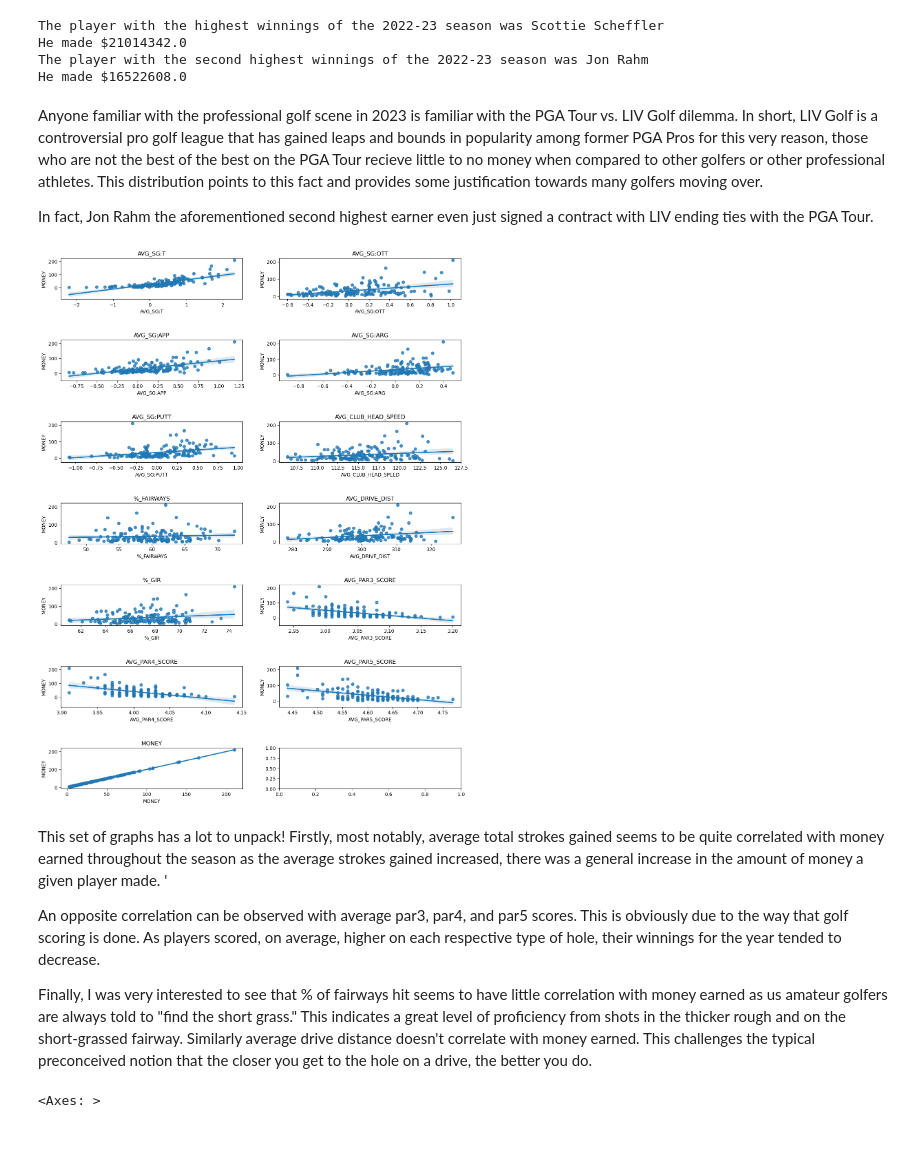
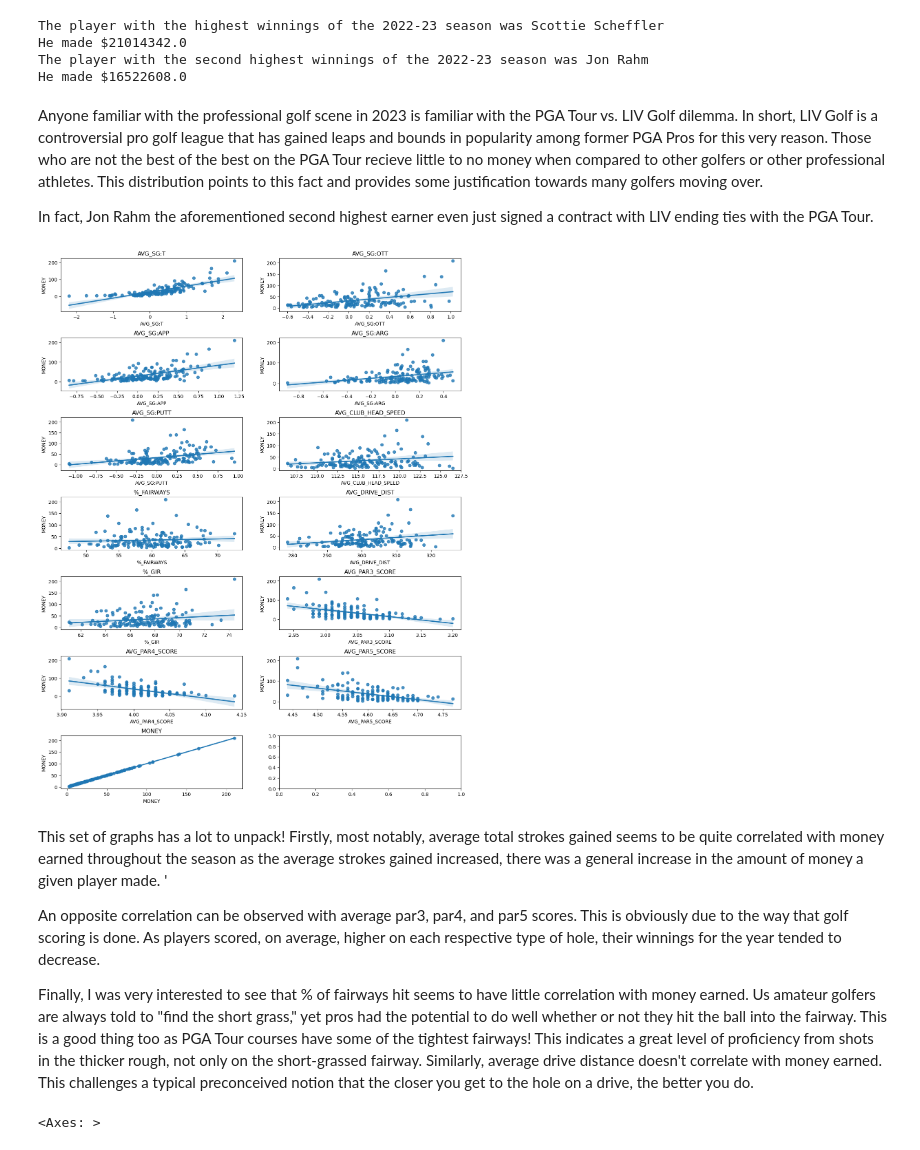
Before and after one commit to vetherton/PGATour-Data-Project, a Jupyter notebook: PGATourEDA_2022-2023.ipynb, the cells around one changed output. Drawn from its saved outputs; the diff is of its cells as text; code cells hidden in the pictures.

```diff
--- a/PGATourEDA_2022-2023.ipynb
+++ b/PGATourEDA_2022-2023.ipynb
@@ -224,38 +232,33 @@ He made $21014342.0
 The player with the second highest winnings of the 2022-23 season was Jon Rahm
 He made $16522608.0
 # %% [markdown]
-Anyone familiar with the professional golf scene in 2023 is familiar with the PGA Tour vs. LIV Golf dilemma. In short, LIV Golf is a controversial pro golf league that has gained leaps and bounds in popularity among former PGA Pros for this very reason, those who are not the best of the best on the PGA Tour recieve little to no money when compared to other golfers or other professional athletes. This distribution points to this fact and provides some justification towards many golfers moving over.
+Anyone familiar with the professional golf scene in 2023 is familiar with the PGA Tour vs. LIV Golf dilemma. In short, LIV Golf is a controversial pro golf league that has gained leaps and bounds in popularity among former PGA Pros for this very reason. Those who are not the best of the best on the PGA Tour recieve little to no money when compared to other golfers or other professional athletes. This distribution points to this fact and provides some justification towards many golfers moving over.
 
 In fact, Jon Rahm the aforementioned second highest earner even just signed a contract with LIV ending ties with the PGA Tour.
 # %%
-#Set up the subplots
-num_plots = len(float_columns)
-cols_per_row = 2  # You can adjust this based on your preference
-num_rows = -(-num_plots // cols_per_row)  # Calculate the number of rows needed
-
 # Create subplots
 f, ax = plt.subplots(num_rows, 2, figsize=(15, 20))
 
 row = 0
 col = 0
-# Iterate through float columns and create distribution plots
+
 for i, column in enumerate(float_columns):
     g = sns.regplot(x=df_merge[column], y="MONEY", ax=ax[row][col], data=df_merge)
     g.set(title=column)
     col += 1
     if col == 2:
         col = 0
         row += 1
 
-plt.subplots_adjust(left=None, bottom=None, right=None, top=None, wspace=None, hspace=1)
+plt.subplots_adjust(left=None, bottom=None, right=None, top=None, wspace=None, hspace=.5)
 # %% [output]
-[figure, old version]
+[figure, new version]
 # %% [markdown]
 This set of graphs has a lot to unpack! Firstly, most notably, average total strokes gained seems to be quite correlated with money earned throughout the season as the average strokes gained increased, there was a general increase in the amount of money a given player made. '
 
 An opposite correlation can be observed with average par3, par4, and par5 scores. This is obviously due to the way that golf scoring is done. As players scored, on average, higher on each respective type of hole, their winnings for the year tended to decrease.
 
-Finally, I was very interested to see that \% of fairways hit seems to have little correlation with money earned as us amateur golfers are always told to "find the short grass." This indicates a great level of proficiency from shots in the thicker rough and on the short-grassed fairway. Similarly average drive distance doesn't correlate with money earned. This challenges the typical preconceived notion that the closer you get to the hole on a drive, the better you do.
+Finally, I was very interested to see that \% of fairways hit seems to have little correlation with money earned. Us amateur golfers are always told to "find the short grass," yet pros had the potential to do well whether or not they hit the ball into the fairway. This is a good thing too as PGA Tour courses have some of the tightest fairways! This indicates a great level of proficiency from shots in the thicker rough, not only on the short-grassed fairway. Similarly, average drive distance doesn't correlate with money earned. This challenges a typical preconceived notion that the closer you get to the hole on a drive, the better you do.
 # %%
 float_columns = df_merge.select_dtypes(include='float64').columns
 correlation_matrix = df_merge[float_columns].corr()
```
Also changed, not shown: parts of 11 cells of this notebook.
